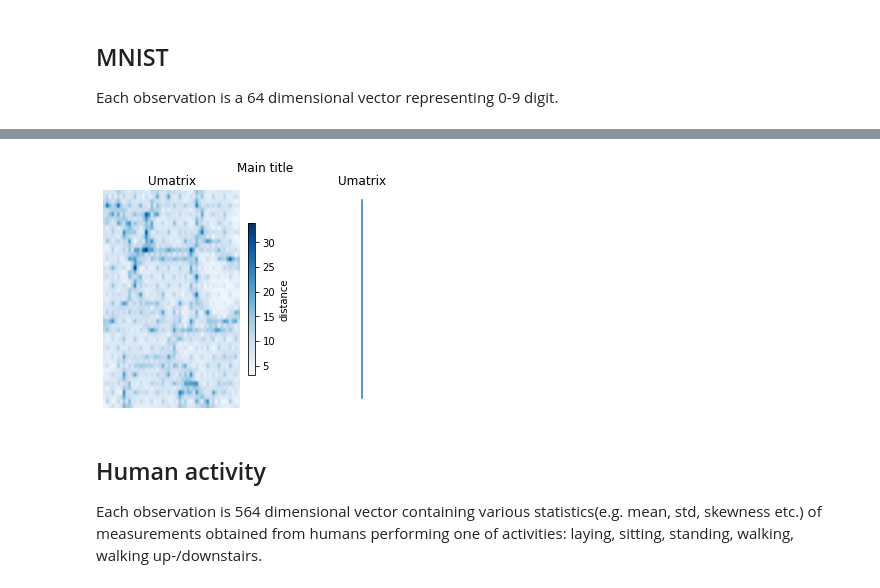
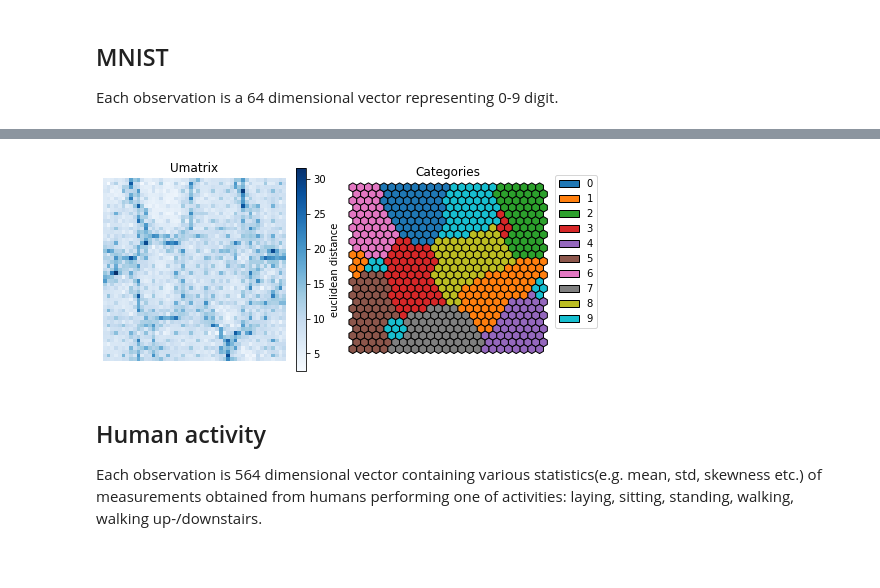
Before and after one commit to gekas145/SOM, a Jupyter notebook: demo.ipynb, the cells around one changed output, grey strips where cells are left out. Cells and saved outputs as stored; diff of their text form; code cells hidden in the pictures; blank space fills up the shorter version.

```diff
--- a/demo.ipynb
+++ b/demo.ipynb
@@ -68,18 +69,7 @@ som.plot(plot_categories=True)
-# %%
-fig, ax = plt.subplots(1, 2)
-im = ax[0].imshow(som.umatrix, vmin=np.min(som.umatrix), vmax=np.max(som.umatrix), cmap=plt.get_cmap("Blues"), aspect="auto")
-cbar = fig.colorbar(im, ax=ax[0], fraction=0.05)
-cbar.set_label("distance")
-ax[0].set_title("Umatrix")
-ax[0].axis('off')
-
-ax[1].plot([1, 1, 1], [1, 2, 3])
-ax[1].set_title("Umatrix")
-ax[1].axis("off")
-fig.suptitle("Main title")
-plt.show()
-# %% [output]
-[figure, removed]
+# %%
+som.plot(plot_categories=True, legend=True)
+# %% [output]
+[figure, added]
 # %% [markdown]
 ## Human activity
 
```
Also changed, not shown: parts of 15 cells of this notebook, 1 other file.
